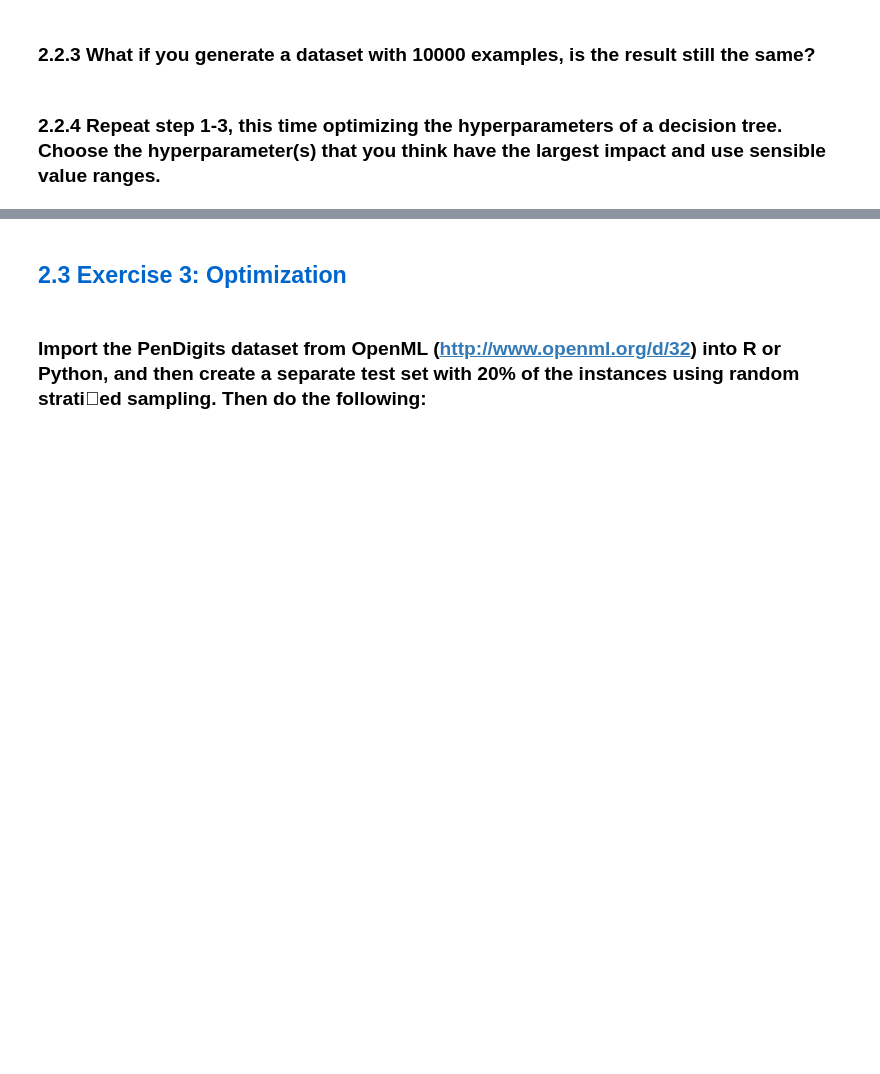
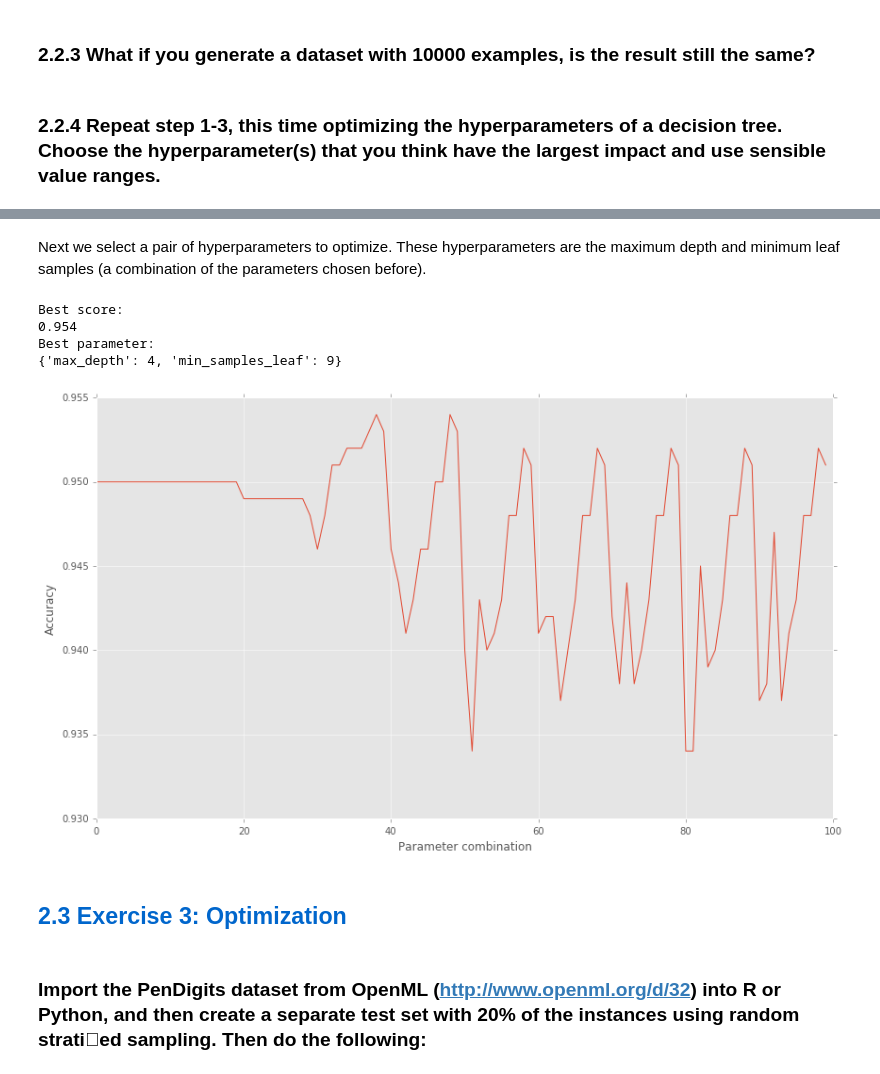
Before and after one commit to palindrome6/Data-Mining---Assignment-2, a Jupyter notebook: roc_curves/Assignment2_DataMining.ipynb, the cells around one changed output, grey strips where cells are left out. Cells and saved outputs as stored; diff of their text form; code cells hidden in the pictures; blank space fills up the shorter version.

```diff
--- a/roc_curves/Assignment2_DataMining.ipynb
+++ b/roc_curves/Assignment2_DataMining.ipynb
@@ -325,3 +394,33 @@ plt.show()
+# %% [markdown]
+Next we select a pair of hyperparameters to optimize. These hyperparameters are the maximum depth and minimum leaf samples (a combination of the parameters chosen before).
+# %%
+# parameter distribution
+param_dist3 = dict(max_depth=depth, min_samples_leaf=minsamples)
+# Decision tree classifier
+clf3 = DecisionTreeClassifier()
+# Grid search
+grid = GridSearchCV(clf3, param_dist3, cv=10, scoring='accuracy')
+grid.fit(X, y)
+# print scores of grid search
+grid.grid_scores_
+grid_mean_scores =[result.mean_validation_score for result in grid.grid_scores_]
+# print best scores, parameters
+print "Best score:"
+print grid.best_score_
+print "Best parameter:"
+print grid.best_params_
+# plot the scores
+plt.style.use('ggplot')
+plt.plot(grid_mean_scores)
+plt.xlabel('Parameter combination')
+plt.ylabel('Accuracy')
+plt.show()
+# %% [output]
+Best score:
+0.954
+Best parameter:
+{'max_depth': 4, 'min_samples_leaf': 9}
+[figure, added]
 # %% [markdown]
 <h2 style="color: #0066cc"> 2.3 Exercise 3: Optimization </h2>
 # %% [markdown]
```
Also changed, not shown: parts of 10 cells of this notebook.
